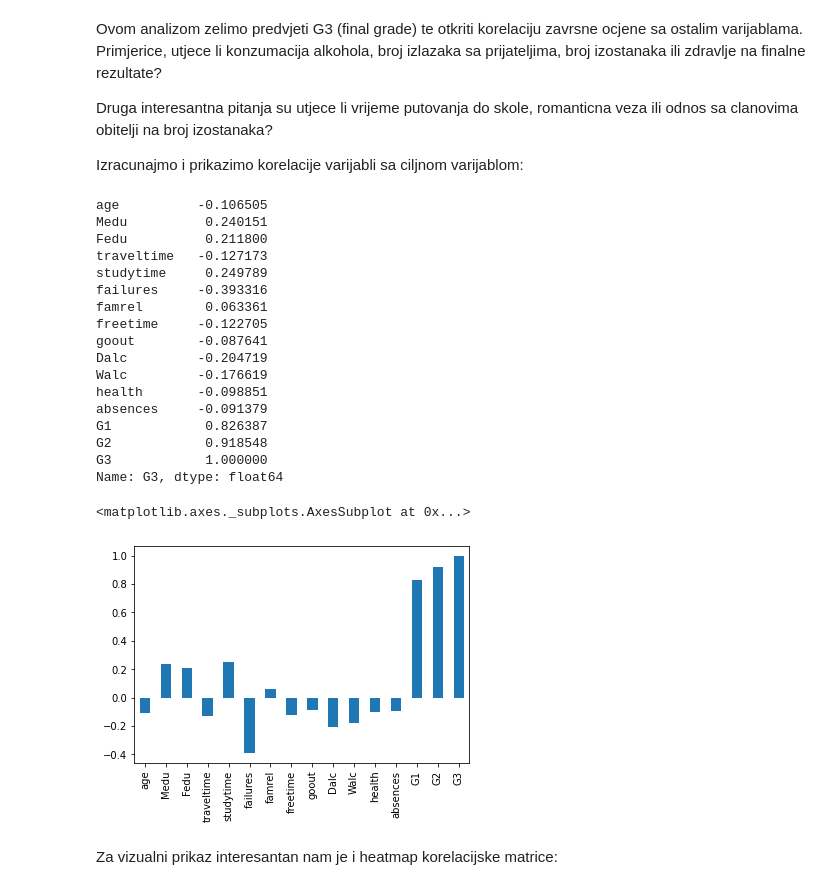
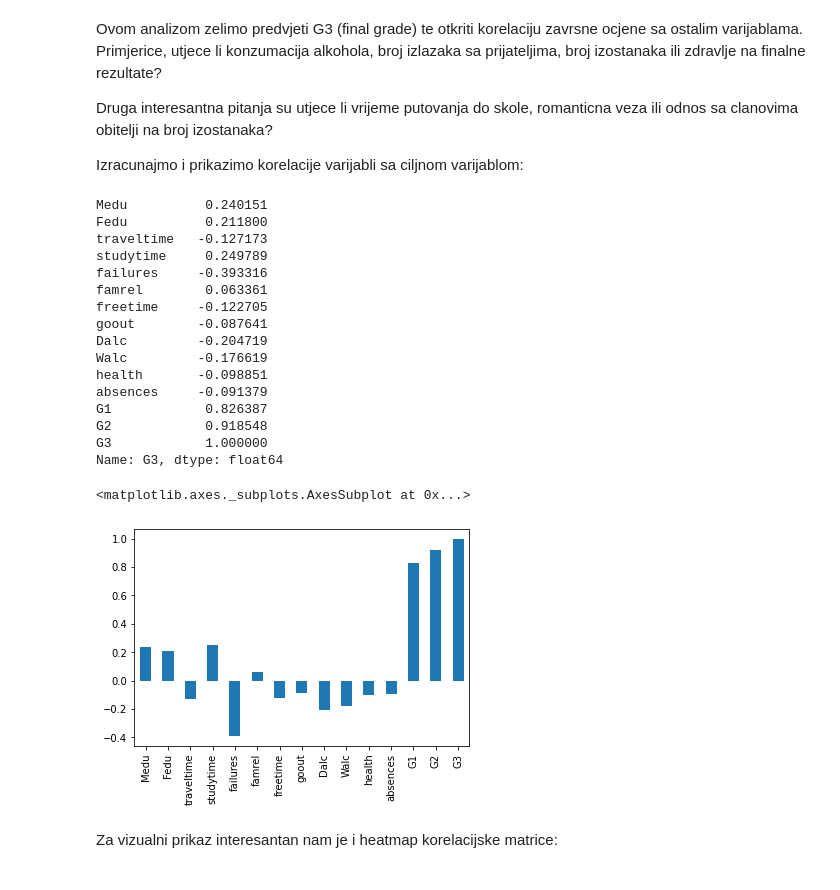
Before and after one commit to frainfreeze/studying, a Jupyter notebook: university/12032-DecisionMakingSuportSystems/project/project.ipynb, the cells around one changed output. Saved outputs shown, nothing was run; the diff lists cells and outputs as text; code cells hidden in the pictures.

```diff
--- a/university/12032-DecisionMakingSuportSystems/project/project.ipynb
+++ b/university/12032-DecisionMakingSuportSystems/project/project.ipynb
@@ -173,29 +165,28 @@ veza ili odnos sa clanovima obitelji na broj izostanaka?
 
 Izracunajmo i prikazimo korelacije varijabli sa ciljnom varijablom:
 # %%
-corrs = df[df.columns[1:]].corr()['G3'][:]
-print(corrs)
-corrs.plot.bar()
+corrs_norm = df_norm[df_norm.columns[1:]].corr()['G3'][:]
+print(corrs_norm)
+corrs_norm.plot.bar()
 # %% [output]
-age          -0.106505
 Medu          0.240151
 Fedu          0.211800
 traveltime   -0.127173
 studytime     0.249789
 failures     -0.393316
 famrel        0.063361
 freetime     -0.122705
 goout        -0.087641
 Dalc         -0.204719
 Walc         -0.176619
 health       -0.098851
 absences     -0.091379
 G1            0.826387
 G2            0.918548
 G3            1.000000
 Name: G3, dtype: float64
 <matplotlib.axes._subplots.AxesSubplot at 0x...>
-[figure, old version]
+[figure, new version]
 # %% [markdown]
 Za vizualni prikaz interesantan nam je i heatmap korelacijske matrice:
 # %%
```
Also changed, not shown: parts of 12 cells of this notebook, 2 other files.
